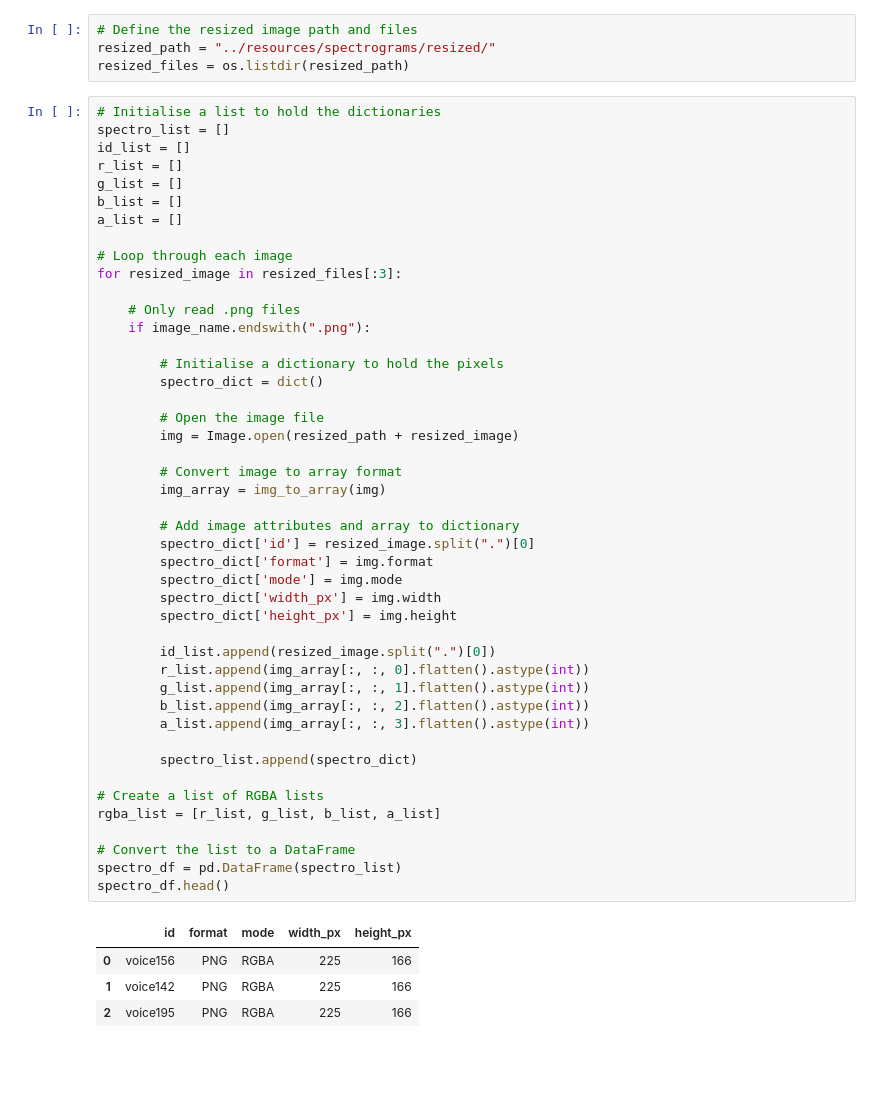
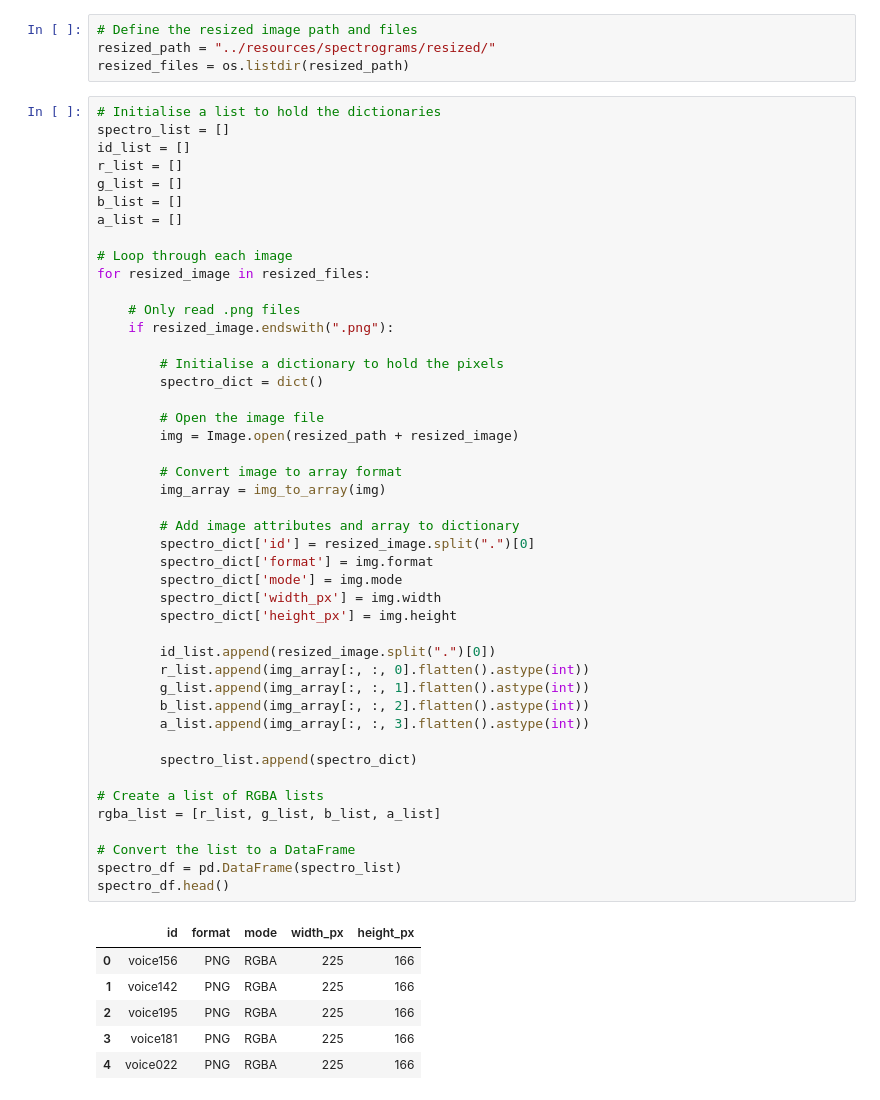
Before and after one commit to alyssahondrade/ml-perspectives-on-voice-disorder-diagnosis, a Jupyter notebook: notebooks/03_feature_engineering.ipynb, the cells around one changed output. Cells and saved outputs as stored; diff of their text form; blank space fills up the shorter version.

```diff
--- a/notebooks/03_feature_engineering.ipynb
+++ b/notebooks/03_feature_engineering.ipynb
@@ -115,10 +115,10 @@ b_list = []
 a_list = []
 
 # Loop through each image
-for resized_image in resized_files[:3]:
+for resized_image in resized_files:
 
     # Only read .png files
-    if image_name.endswith(".png"):
+    if resized_image.endswith(".png"):
 
         # Initialise a dictionary to hold the pixels
         spectro_dict = dict()
@@ -128,33 +128,35 @@ for resized_image in resized_files[:3]:
 
         # Convert image to array format
         img_array = img_to_array(img)
 
         # Add image attributes and array to dictionary
         spectro_dict['id'] = resized_image.split(".")[0]
         spectro_dict['format'] = img.format
         spectro_dict['mode'] = img.mode
         spectro_dict['width_px'] = img.width
         spectro_dict['height_px'] = img.height
 
         id_list.append(resized_image.split(".")[0])
         r_list.append(img_array[:, :, 0].flatten().astype(int))
         g_list.append(img_array[:, :, 1].flatten().astype(int))
         b_list.append(img_array[:, :, 2].flatten().astype(int))
         a_list.append(img_array[:, :, 3].flatten().astype(int))
 
         spectro_list.append(spectro_dict)
 
 # Create a list of RGBA lists
 rgba_list = [r_list, g_list, b_list, a_list]
 
 # Convert the list to a DataFrame
 spectro_df = pd.DataFrame(spectro_list)
 spectro_df.head()
 # %% [output]
 |  | id | format | mode | width_px | height_px |
 | 0 | voice156 | PNG | RGBA | 225 | 166 |
 | 1 | voice142 | PNG | RGBA | 225 | 166 |
 | 2 | voice195 | PNG | RGBA | 225 | 166 |
+| 3 | voice181 | PNG | RGBA | 225 | 166 |
+| 4 | voice022 | PNG | RGBA | 225 | 166 |
 # %%
 # Colour reference list
 colours = ['r', 'g', 'b', 'a']
```
Also changed, not shown: parts of 1 cell of this notebook, 8 other files.
